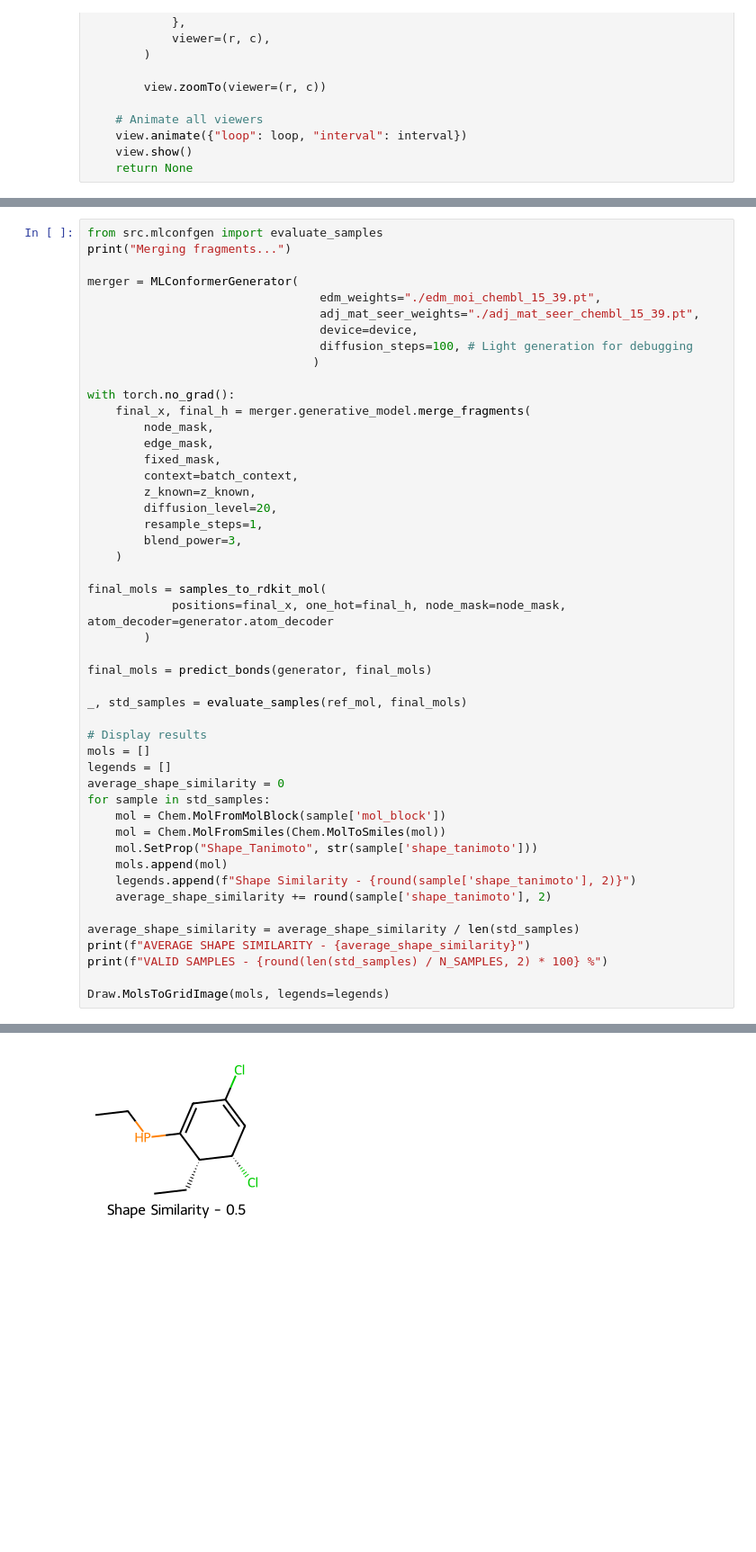
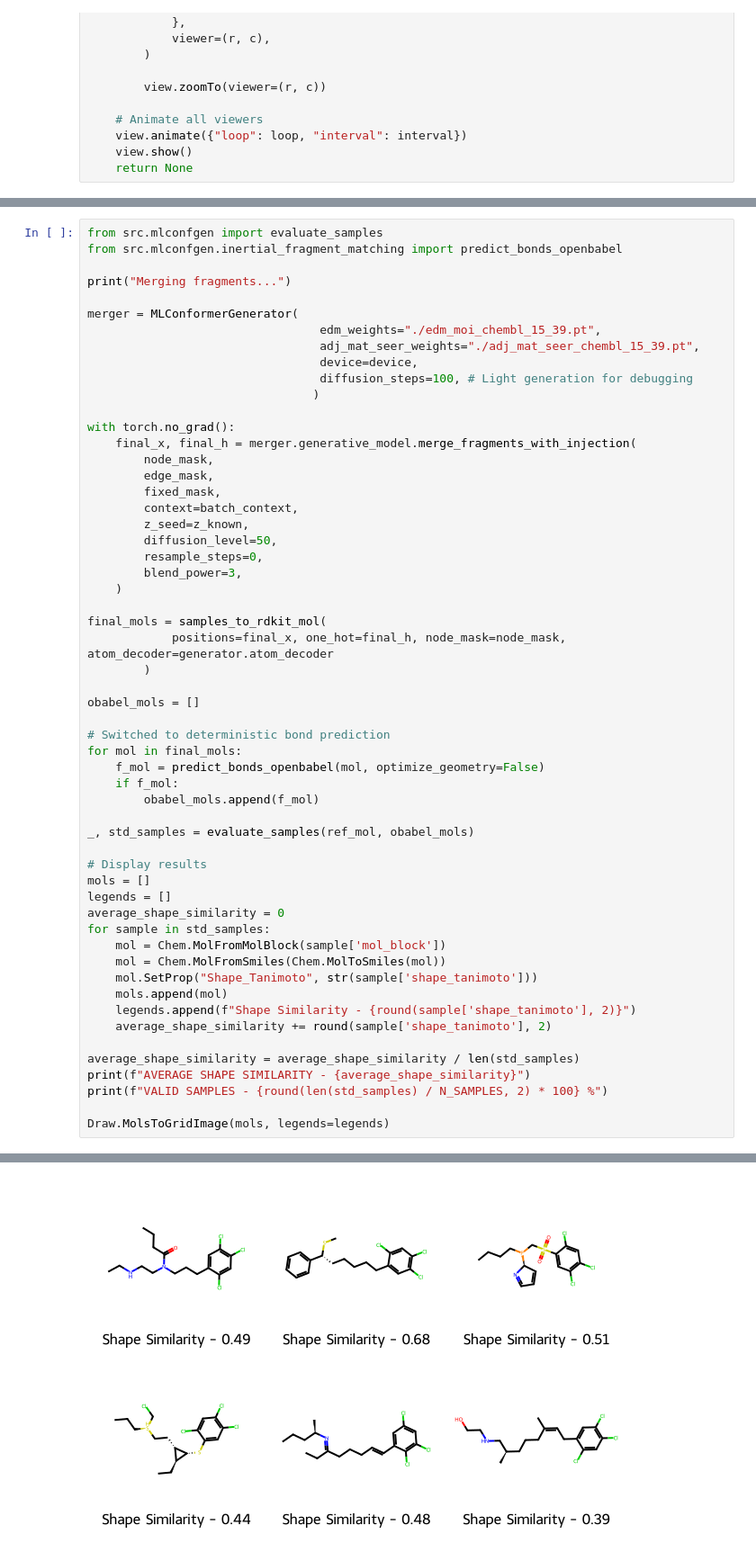
Before and after one commit to Membrizard/ml_conformer_generator, a Jupyter notebook: ifm_frag_debug.ipynb, the cells around one changed output, grey strips where cells are left out. Shown at 90% size. Cells and saved outputs as stored; diff of their text form; blank space fills up the shorter version.

```diff
--- a/ifm_frag_debug.ipynb
+++ b/ifm_frag_debug.ipynb
@@ -527,6 +527,8 @@ torch.Size([10, 23, 3])
 [interactive output not drawn]
 # %%
 from src.mlconfgen import evaluate_samples
+from src.mlconfgen.inertial_fragment_matching import predict_bonds_openbabel
+
 print("Merging fragments...")
 
 merger = MLConformerGenerator(
@@ -537,14 +539,14 @@ merger = MLConformerGenerator(
                                 )
 
 with torch.no_grad():
-    final_x, final_h = merger.generative_model.merge_fragments(
+    final_x, final_h = merger.generative_model.merge_fragments_with_injection(
         node_mask,
         edge_mask,
         fixed_mask,
         context=batch_context,
-        z_known=z_known,
-        diffusion_level=20,
-        resample_steps=1,
+        z_seed=z_known,
+        diffusion_level=50,
+        resample_steps=0,
         blend_power=3,
     )
 
@@ -552,9 +554,15 @@ final_mols = samples_to_rdkit_mol(
             positions=final_x, one_hot=final_h, node_mask=node_mask, atom_decoder=generator.atom_decoder
         )
 
-final_mols = predict_bonds(generator, final_mols)
+obabel_mols = []
 
-_, std_samples = evaluate_samples(ref_mol, final_mols)
+# Switched to deterministic bond prediction
+for mol in final_mols:
+    f_mol = predict_bonds_openbabel(mol, optimize_geometry=False)
+    if f_mol:
+        obabel_mols.append(f_mol)
+
+_, std_samples = evaluate_samples(ref_mol, obabel_mols)
 
 # Display results
 mols = []
@@ -580 +591 @@ VALID SAMPLES - 10.0 %
-[figure, old version]
+[figure, new version]
```
Also changed, not shown: parts of 3 cells of this notebook, 7 other files.
